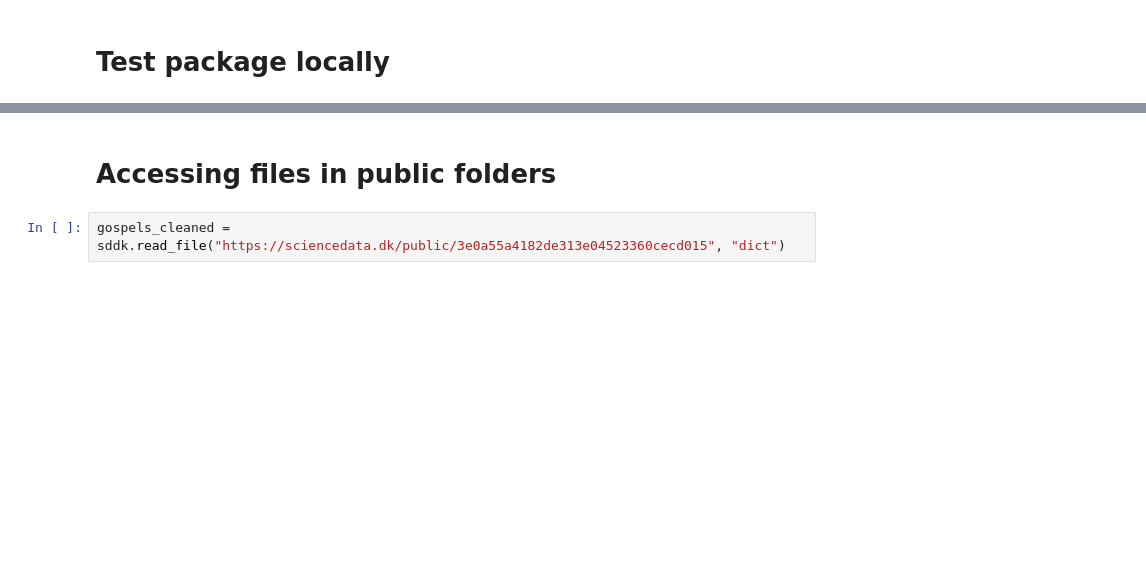
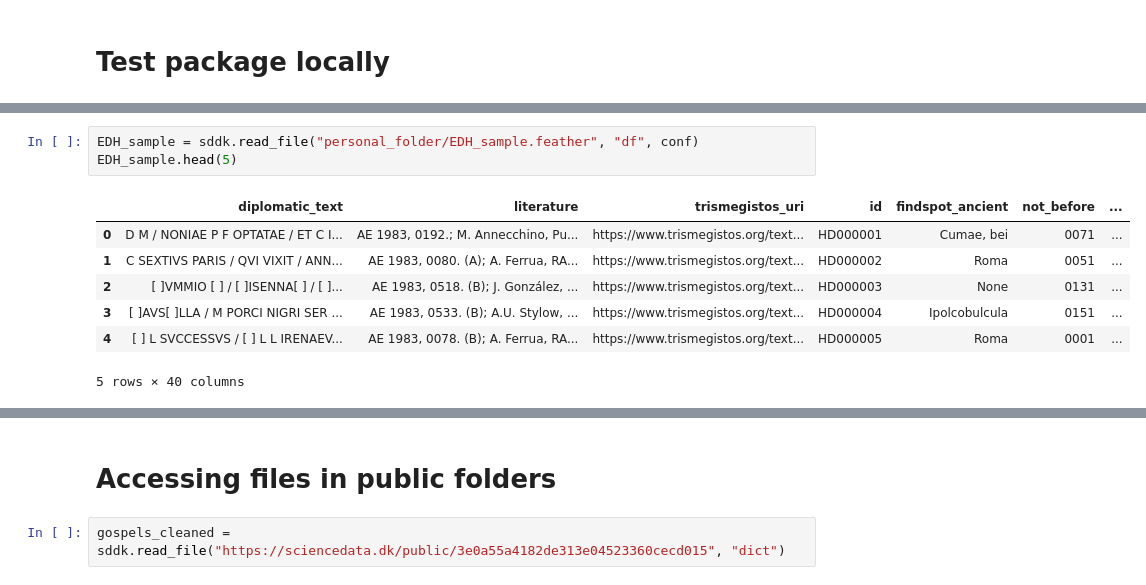
Before and after one commit to sdam-au/sddk_py, a Jupyter notebook: sddk_playground.ipynb, the cells around one changed output, grey strips where cells are left out. Saved outputs shown, nothing was run; the diff lists cells and outputs as text; blank space fills up the shorter version.

```diff
--- a/sddk_playground.ipynb
+++ b/sddk_playground.ipynb
@@ -13,0 +97,11 @@ we are still here!
+# %%
+EDH_sample = sddk.read_file("personal_folder/EDH_sample.feather", "df", conf)
+EDH_sample.head(5)
+# %% [output]
+|  | diplomatic_text | literature | trismegistos_uri | id | findspot_ancient | not_before | ... |
+| 0 | D M / NONIAE P F OPTATAE / ET C I... | AE 1983, 0192.; M. Annecchino, Pu... | https://www.trismegistos.org/text... | HD000001 | Cumae, bei | 0071 | ... |
+| 1 | C SEXTIVS PARIS / QVI VIXIT / ANN... | AE 1983, 0080. (A); A. Ferrua, RA... | https://www.trismegistos.org/text... | HD000002 | Roma | 0051 | ... |
+| 2 | [ ]VMMIO [ ] / [ ]ISENNA[ ] / [ ]... | AE 1983, 0518. (B); J. González, ... | https://www.trismegistos.org/text... | HD000003 | None | 0131 | ... |
+| 3 | [ ]AVS[ ]LLA / M PORCI NIGRI SER ... | AE 1983, 0533. (B); A.U. Stylow, ... | https://www.trismegistos.org/text... | HD000004 | Ipolcobulcula | 0151 | ... |
+| 4 | [ ] L SVCCESSVS / [ ] L L IRENAEV... | AE 1983, 0078. (B); A. Ferrua, RA... | https://www.trismegistos.org/text... | HD000005 | Roma | 0001 | ... |
+5 rows × 40 columns
```
Also changed, not shown: parts of 89 cells of this notebook, 9 other files.
